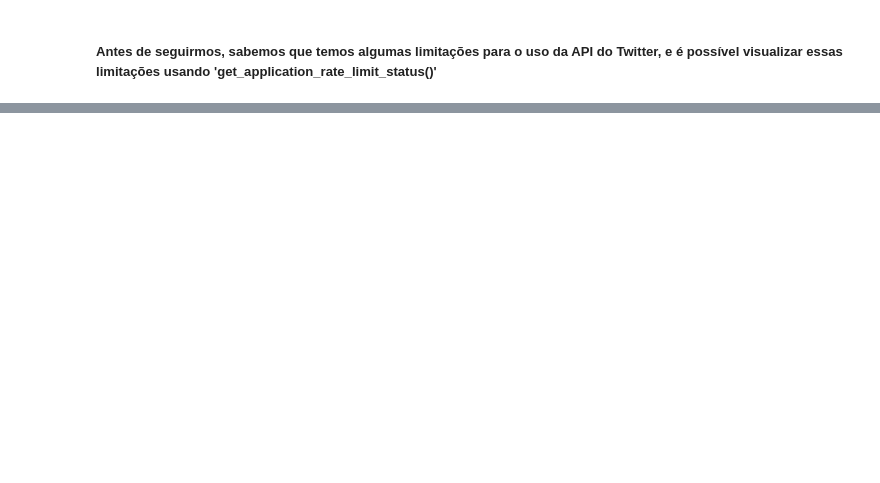
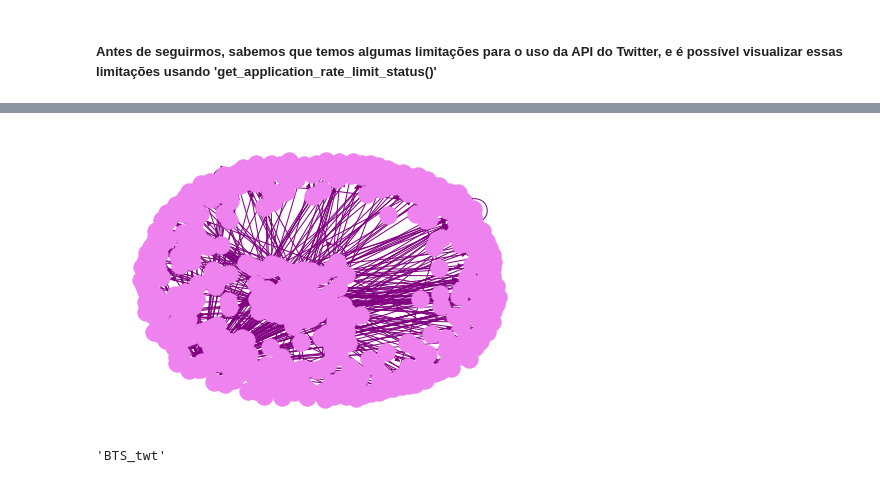
Before and after one commit to alicesbarros/NetworkAnalysis_TwitterAPI, a Jupyter notebook: API_Twitter.ipynb, the cells around one changed output, grey strips where cells are left out. Drawn from its saved outputs; the diff is of its cells as text; code cells hidden in the pictures; blank space fills up the shorter version.

```diff
--- a/API_Twitter.ipynb
+++ b/API_Twitter.ipynb
@@ -204,0 +484,13 @@ next_cursor = -1
+# %%
+# Criando o dicionario com os tweets obtidos da busca
+# e, em seguida, criando o DataFrame para a 'search' #BTS.
+
+busca_dict = {'usuario': [], "texto": [], "qtd_favoritos": [], "data" : []}
+
+for twt in busca_tweets:
+  busca_dict["usuario"].append(twt["user"]["screen_name"])
+  busca_dict["texto"].append(twt["text"])
+  busca_dict["qtd_favoritos"].append(twt["favorite_count"])
+  busca_dict["data"].append(twt["created_at"])
+
+dtF_busca = pd.DataFrame(busca_dict)
@@ -204,0 +685,8 @@ next_cursor = -1
+# %%
+import itertools
+
+NUM_TWEETS_ = 1000
+
+csr = twitterAPI.cursor(twitterAPI.search, q="#BTSARMY", count=100, until="2022-02-12", result_type="mixed")
+buscaTweets = list(itertools.islice(csr, NUM_TWEETS_))
+len(buscaTweets)
@@ -204,0 +721,23 @@ next_cursor = -1
+# %%
+import networkx as nx
+
+DGraph = nx.DiGraph()
+
+for twt in buscaTweets:
+  scrNam_tweet = twt["user"]["screen_name"]
+  for men_Usuario in twt["entities"]["user_mentions"]:
+    scrName_mencionado = men_Usuario["screen_name"]
+
+    conexao = (scrNam_tweet, scrName_mencionado)
+    if DGraph.has_edge(*conexao):
+      DGraph.edges[conexao]["weight"] += 1
+    else:
+      DGraph.add_edge(*conexao, weight=1)
+# %%
+nx.draw(DGraph, edge_color="purple", node_color="violet")
+# %% [output]
+[figure, added]
+# %%
+max(DGraph.nodes, key=DGraph.in_degree)
+# %% [output]
+'BTS_twt'
```
Also changed, not shown: parts of 91 cells of this notebook.
